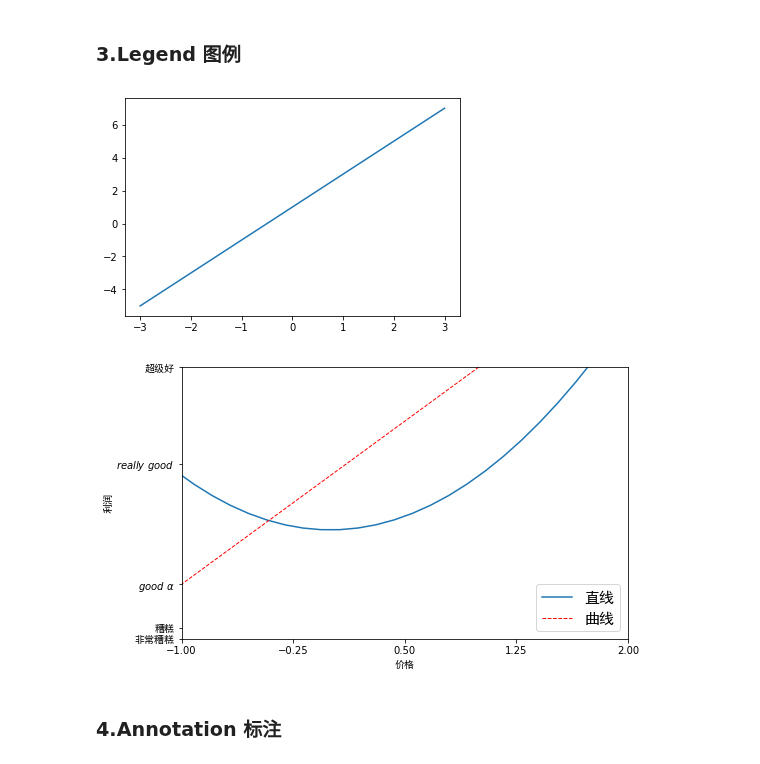
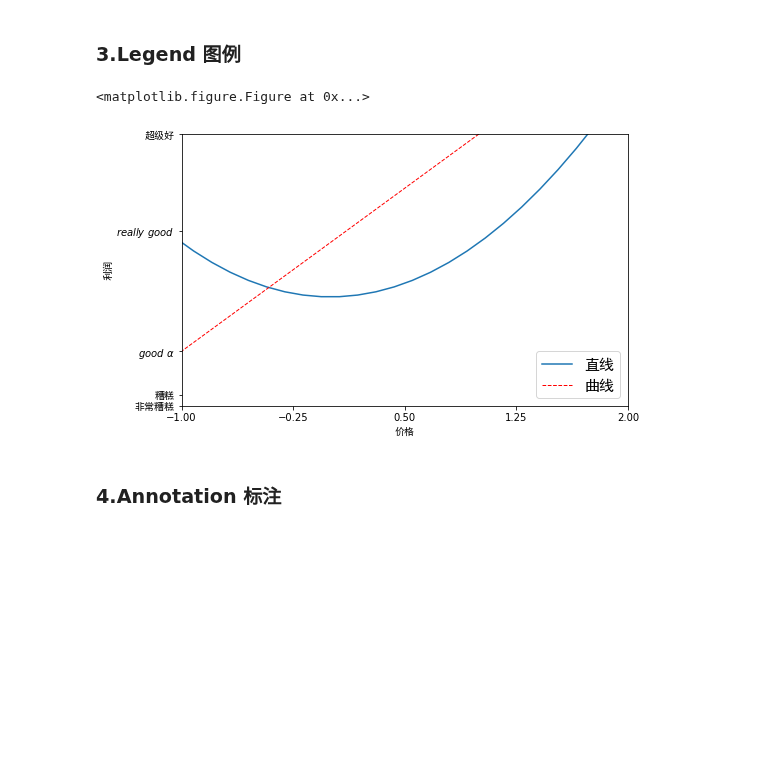
Before and after one commit to fengdu78/machine_learning_beginner, a Jupyter notebook: matplotlib/matplotlib-beginner.ipynb, the cells around one changed output. Cells and saved outputs as stored; diff of their text form; code cells hidden in the pictures; blank space fills up the shorter version.

```diff
--- a/matplotlib/matplotlib-beginner.ipynb
+++ b/matplotlib/matplotlib-beginner.ipynb
@@ -114,7 +114,7 @@ y1=2*x+1
 y2=x**2
 # 绘制直线
 plt.figure()
-plt.plot(x,y1)
+# plt.plot(x,y1)
 # 曲线与直线绘制一块
 # num=3表示图片上方标题 变为figure3，figsize=(长，宽)设置figure大小
 plt.figure(num=3,figsize=(8,5))
@@ -124,35 +124,35 @@ plt.xlim((-1,2))
 # 设置轴y范围
 plt.ylim((-2,3))
 # 设置坐标轴含义
 # 注：英文直接写，中文需要后面加上fontproperties属性
 plt.xlabel(u'价格',fontproperties='SimHei')
 plt.ylabel(u'利润',fontproperties='SimHei')
 
 # -1到2区间，5个点，4个区间，平均分：[-1.,-0.25,0.5,1.25,2.]
 new_ticks=np.linspace(-1,2,5)
 # print(new_ticks)
 plt.xticks(new_ticks)
 
 plt.yticks([-2,-1.8,-1,1.22,3.],
            ['非常糟糕','糟糕',r'$good\ \alpha$',r'$really\ good$','超级好'],fontproperties='SimHei')
 
 # 设置legend图例
 
 l1,=plt.plot(x,y2) # 可添加label属性，只不过如果这里添加了，下面legend再添加，下面的就会覆盖此处的！
 # 红色虚线直线宽度默认1.0
 l2,=plt.plot(x,y1,color='red',linewidth=1.0,linestyle='--')
 '''
 prop={'family':'SimHei','size':15}显示中文
 legend(hadles=[,,],labels=[,,],loc='best/upper right/upper left/.../lower right')
 handles就是你给他添加legend的线,如果要用handles，则前面的plt.plot，必须用l1,形式(不要忘记逗号)
 此处labels会覆盖上述的plt.plot()的label
 loc默认是best,给你放在一个合适的位置上，如果你拉伸弹框，位置会跟着变，自动放置合适位置
 '''
 plt.legend(handles=[l1,l2],prop={'family':'SimHei','size':15},loc='lower right',labels=['直线','曲线'])
 plt.show()
 # %% [output]
+<matplotlib.figure.Figure at 0x...>
-[figure, old version]
+[figure, new version]
-[figure, removed]
 # %% [markdown]
 ### 4.Annotation 标注
 # %%
```
Also changed, not shown: parts of 63 cells of this notebook, 2 other files.
